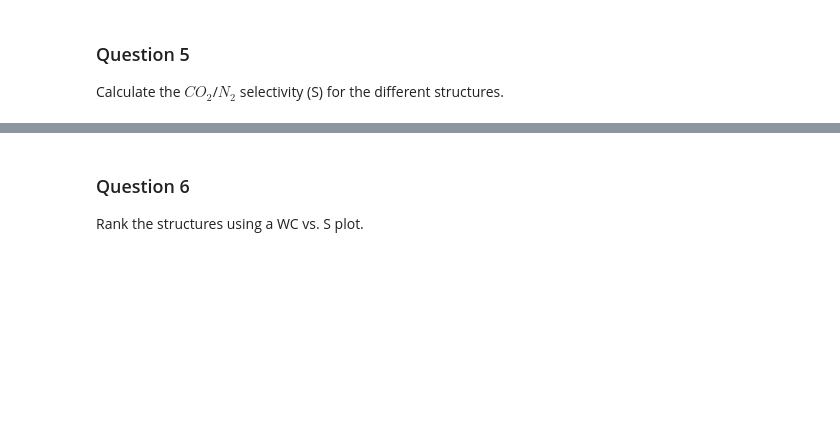
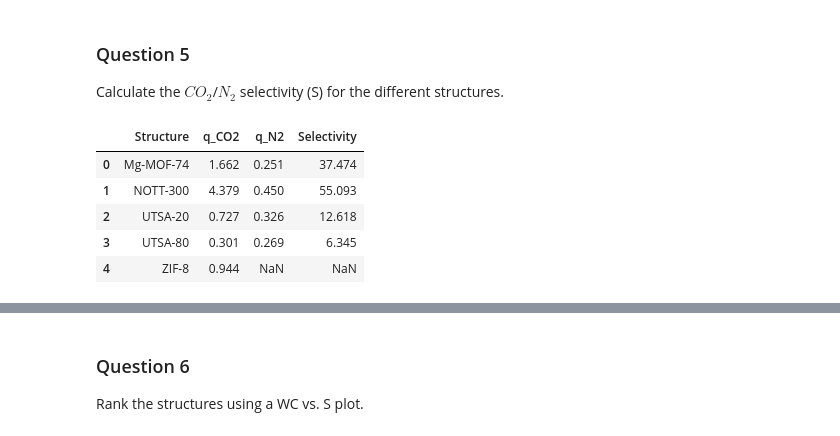
Before and after one commit to taistt/modeling-lab, a Jupyter notebook: GroupL_Block2_project.ipynb, the cells around one changed output, grey strips where cells are left out. Drawn from its saved outputs; the diff is of its cells as text; code cells hidden in the pictures; blank space fills up the shorter version.

```diff
--- a/GroupL_Block2_project.ipynb
+++ b/GroupL_Block2_project.ipynb
@@ -170,3 +176,51 @@ This can be explained by the shape of the isotherms of Question 3. The isotherm
 # %% [markdown]
 ### Question 5
 Calculate the $CO_2$/$N_2$ selectivity (S) for the different structures.
+# %%
+
+from scipy.optimize import curve_fit, brentq
+
+def langmuir(p, qm, b):
+    return qm * b * p / (1 + b * p)
+
+def fit(df):
+    p, q = isotherm(df)
+    return curve_fit(langmuir, p, q, p0=[max(q), 0.2],
+                     bounds=(0, np.inf))[0]
+
+def iast(c, n):
+    params = [c, n]
+    y = np.array([0.15, 0.85])
+
+    def p0(pi):
+        return np.array([np.expm1(pi / qm) / b for qm, b in params])
+
+    pi = brentq(lambda pi: np.sum(y / p0(pi)) - 1, 1e-10, 100)
+    pressures = p0(pi)
+    x = y / pressures
+    q0 = np.array([langmuir(p, *par) for p, par in zip(pressures, params)])
+    q = x / np.sum(x / q0)
+
+    return q[0], q[1], (q[0] / q[1]) * (0.85 / 0.15)
+
+results = []
+
+for name in co2:
+    if name == "ZIF-8":
+        p, q = isotherm(co2[name])
+        results.append([name, np.interp(1, p, q), np.nan, np.nan])
+    else:
+        results.append([name, *iast(fit(co2[name]), fit(n2[name]))])
+
+selectivity_df = pd.DataFrame(
+    results, columns=["Structure", "q_CO2", "q_N2", "Selectivity"]
+)
+
+display(selectivity_df.round(3))
+# %% [output]
+|  | Structure | q_CO2 | q_N2 | Selectivity |
+| 0 | Mg-MOF-74 | 1.662 | 0.251 | 37.474 |
+| 1 | NOTT-300 | 4.379 | 0.450 | 55.093 |
+| 2 | UTSA-20 | 0.727 | 0.326 | 12.618 |
+| 3 | UTSA-80 | 0.301 | 0.269 | 6.345 |
+| 4 | ZIF-8 | 0.944 | NaN | NaN |
```
Also changed, not shown: parts of 2 cells of this notebook.
